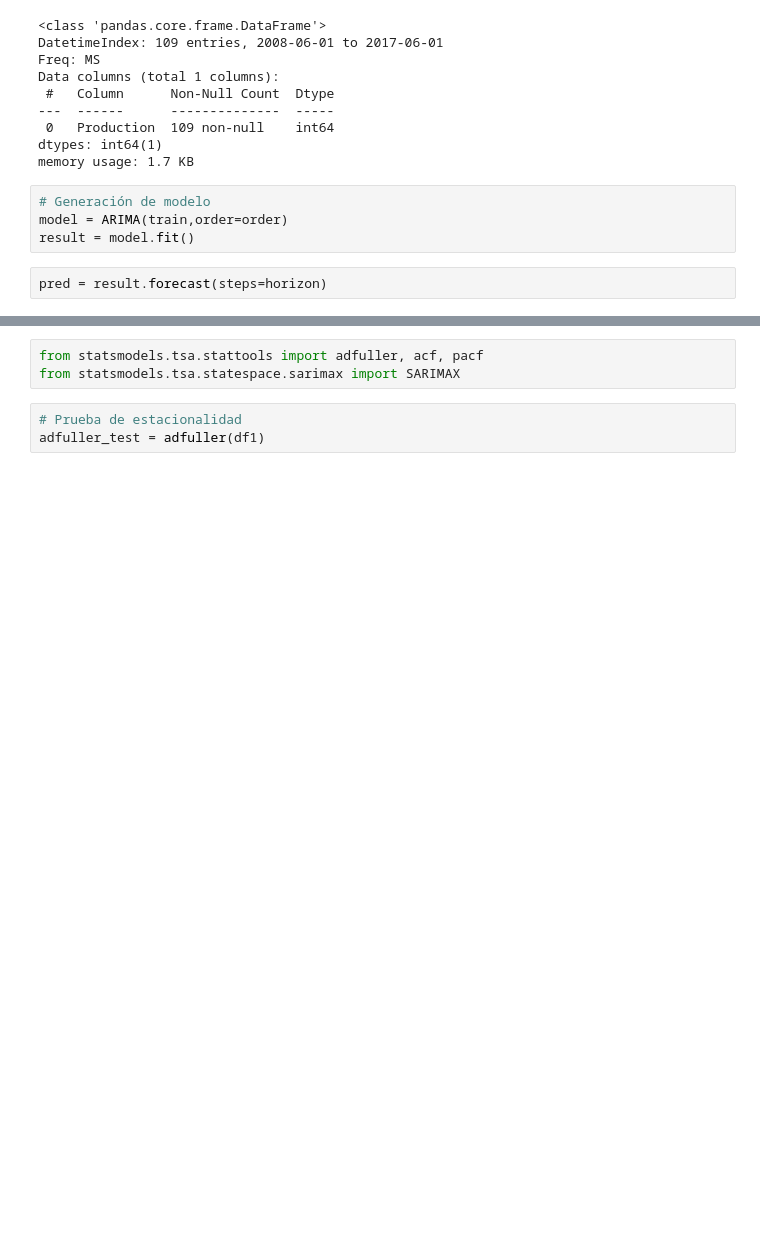
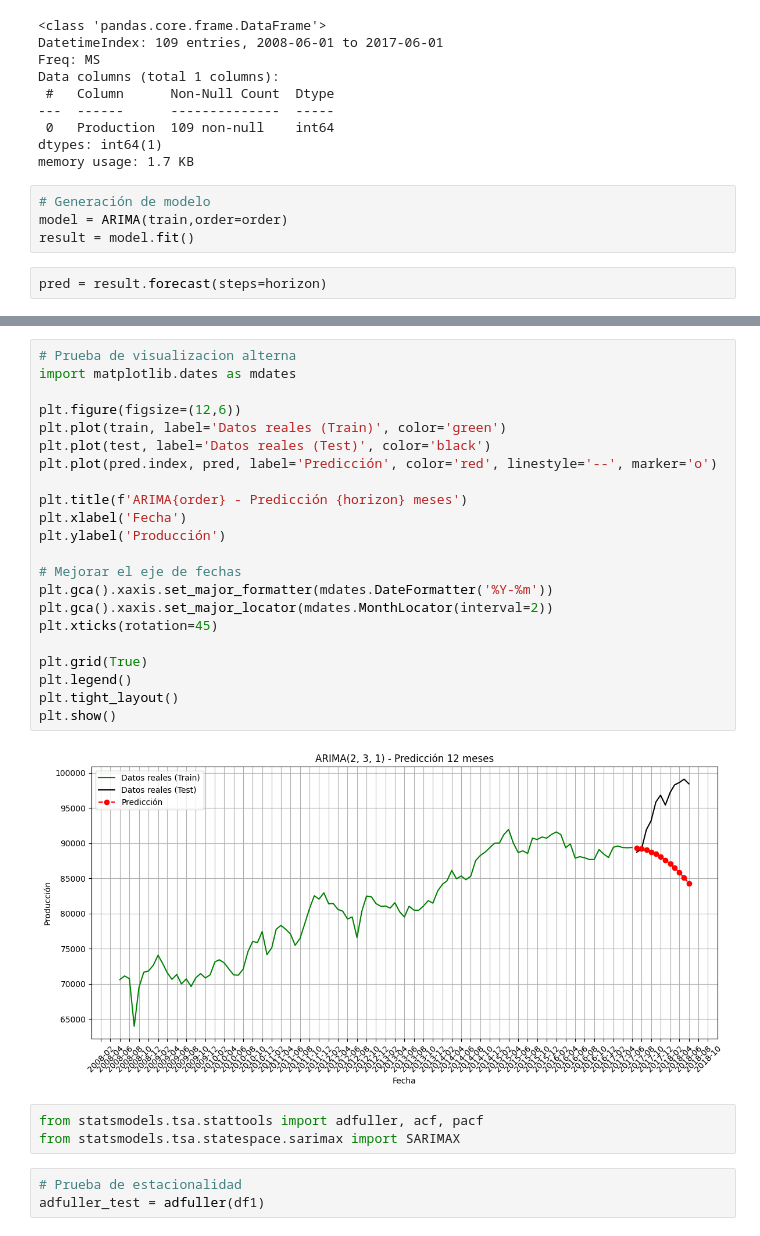
Before and after one commit to Linarendon/ml-bootcamp-labs, a Jupyter notebook: notebooks/laboratorio-s14_Ejercicio.ipynb, the cells around one changed output, grey strips where cells are left out. Saved outputs shown, nothing was run; the diff lists cells and outputs as text; blank space fills up the shorter version.

```diff
--- a/notebooks/laboratorio-s14_Ejercicio.ipynb
+++ b/notebooks/laboratorio-s14_Ejercicio.ipynb
@@ -284,3 +284,27 @@ plt.show()
+# %%
+# Prueba de visualizacion alterna
+import matplotlib.dates as mdates
+
+plt.figure(figsize=(12,6))
+plt.plot(train, label='Datos reales (Train)', color='green')
+plt.plot(test, label='Datos reales (Test)', color='black')
+plt.plot(pred.index, pred, label='Predicción', color='red', linestyle='--', marker='o')
+
+plt.title(f'ARIMA{order} - Predicción {horizon} meses')
+plt.xlabel('Fecha')
+plt.ylabel('Producción')
+
+# Mejorar el eje de fechas
+plt.gca().xaxis.set_major_formatter(mdates.DateFormatter('%Y-%m'))
+plt.gca().xaxis.set_major_locator(mdates.MonthLocator(interval=2))
+plt.xticks(rotation=45)
+
+plt.grid(True)
+plt.legend()
+plt.tight_layout()
+plt.show()
+# %% [output]
+[figure, added]
 # %%
 from statsmodels.tsa.stattools import adfuller, acf, pacf
 from statsmodels.tsa.statespace.sarimax import SARIMAX
```
Also changed, not shown: parts of 1 cell of this notebook.
